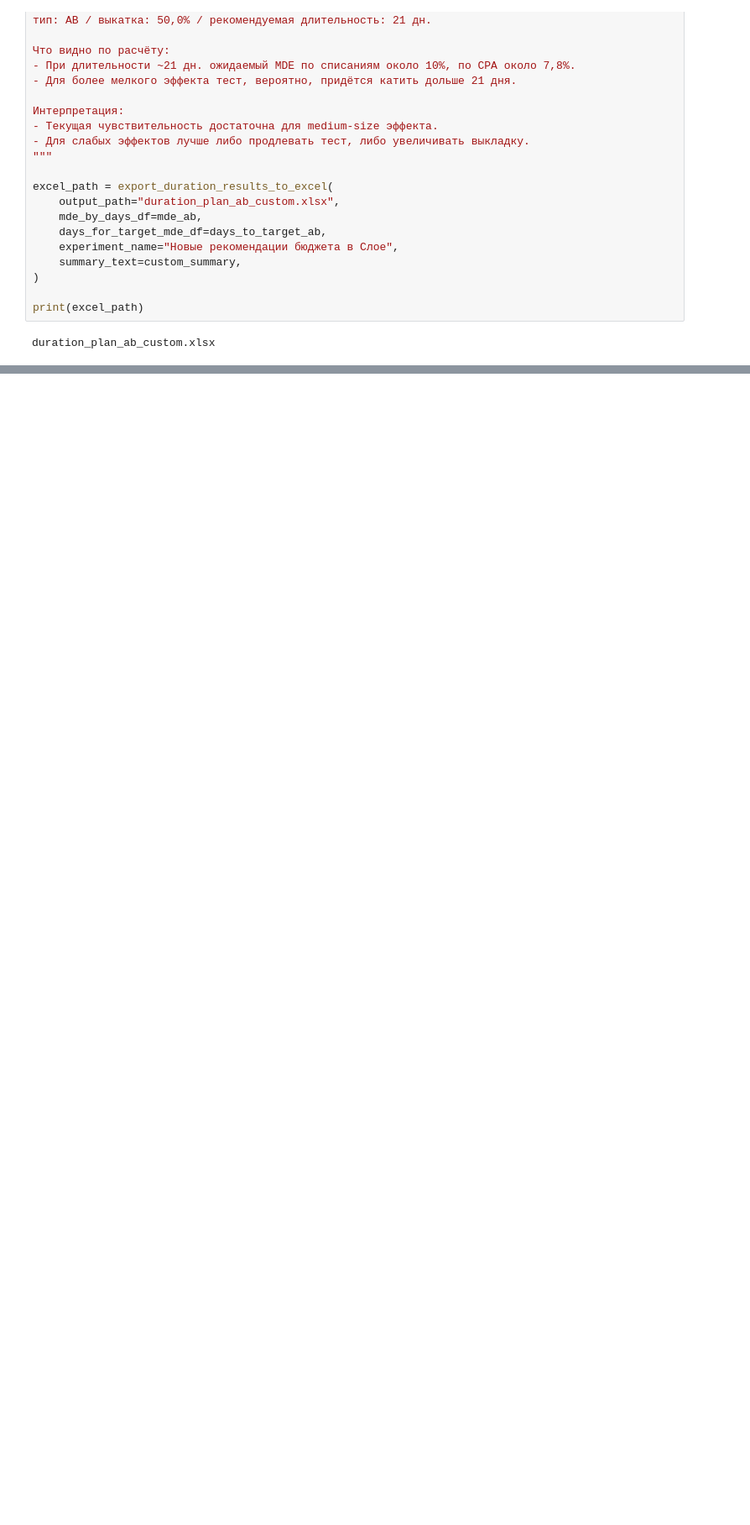
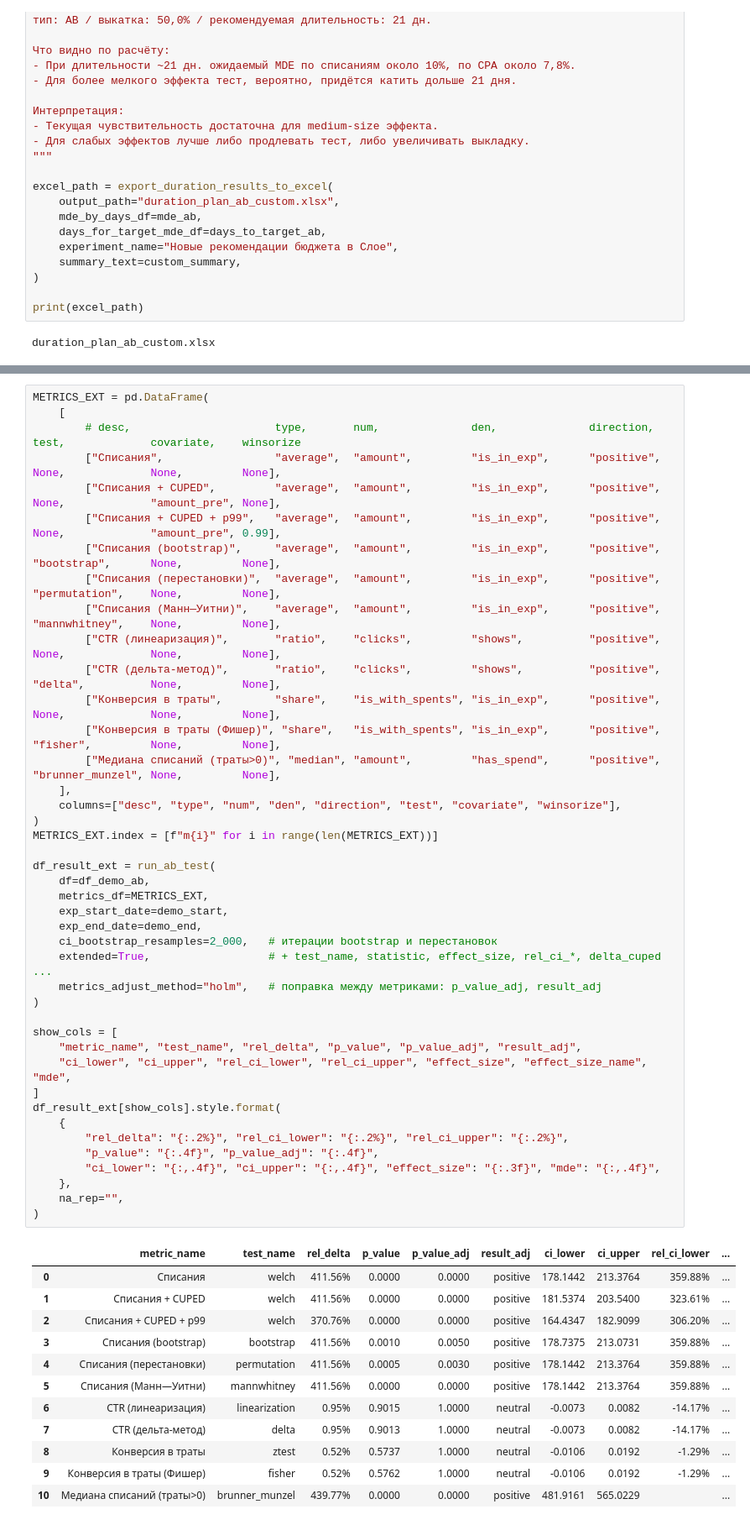
Before and after one commit to klipbn/fast_exp_analytics, a Jupyter notebook: examples/fast_exp_analytics_example.ipynb, the cells around one changed output, grey strips where cells are left out. Shown at 84% size. Drawn from its saved outputs; the diff is of its cells as text; blank space fills up the shorter version.

```diff
--- a/examples/fast_exp_analytics_example.ipynb
+++ b/examples/fast_exp_analytics_example.ipynb
@@ -867,0 +1083,55 @@ duration_plan_ab_custom.xlsx
+# %%
+METRICS_EXT = pd.DataFrame(
+    [
+        # desc,                      type,       num,              den,              direction,  test,             covariate,    winsorize
+        ["Списания",                 "average",  "amount",         "is_in_exp",      "positive", None,             None,         None],
+        ["Списания + CUPED",         "average",  "amount",         "is_in_exp",      "positive", None,             "amount_pre", None],
+        ["Списания + CUPED + p99",   "average",  "amount",         "is_in_exp",      "positive", None,             "amount_pre", 0.99],
+        ["Списания (bootstrap)",     "average",  "amount",         "is_in_exp",      "positive", "bootstrap",      None,         None],
+        ["Списания (перестановки)",  "average",  "amount",         "is_in_exp",      "positive", "permutation",    None,         None],
+        ["Списания (Манн—Уитни)",    "average",  "amount",         "is_in_exp",      "positive", "mannwhitney",    None,         None],
+        ["CTR (линеаризация)",       "ratio",    "clicks",         "shows",          "positive", None,             None,         None],
+        ["CTR (дельта-метод)",       "ratio",    "clicks",         "shows",          "positive", "delta",          None,         None],
+        ["Конверсия в траты",        "share",    "is_with_spents", "is_in_exp",      "positive", None,             None,         None],
+        ["Конверсия в траты (Фишер)", "share",   "is_with_spents", "is_in_exp",      "positive", "fisher",         None,         None],
+        ["Медиана списаний (траты>0)", "median", "amount",         "has_spend",      "positive", "brunner_munzel", None,         None],
+    ],
+    columns=["desc", "type", "num", "den", "direction", "test", "covariate", "winsorize"],
+)
+METRICS_EXT.index = [f"m{i}" for i in range(len(METRICS_EXT))]
+
+df_result_ext = run_ab_test(
+    df=df_demo_ab,
+    metrics_df=METRICS_EXT,
+    exp_start_date=demo_start,
+    exp_end_date=demo_end,
+    ci_bootstrap_resamples=2_000,   # итерации bootstrap и перестановок
+    extended=True,                  # + test_name, statistic, effect_size, rel_ci_*, delta_cuped ...
+    metrics_adjust_method="holm",   # поправка между метриками: p_value_adj, result_adj
+)
+
+show_cols = [
+    "metric_name", "test_name", "rel_delta", "p_value", "p_value_adj", "result_adj",
+    "ci_lower", "ci_upper", "rel_ci_lower", "rel_ci_upper", "effect_size", "effect_size_name", "mde",
+]
+df_result_ext[show_cols].style.format(
+    {
+        "rel_delta": "{:.2%}", "rel_ci_lower": "{:.2%}", "rel_ci_upper": "{:.2%}",
+        "p_value": "{:.4f}", "p_value_adj": "{:.4f}",
+        "ci_lower": "{:,.4f}", "ci_upper": "{:,.4f}", "effect_size": "{:.3f}", "mde": "{:,.4f}",
+    },
+    na_rep="",
+)
+# %% [output]
+|  | metric_name | test_name | rel_delta | p_value | p_value_adj | result_adj | ci_lower | ci_upper | rel_ci_lower | ... |
+| 0 | Списания | welch | 411.56% | 0.0000 | 0.0000 | positive | 178.1442 | 213.3764 | 359.88% | ... |
+| 1 | Списания + CUPED | welch | 411.56% | 0.0000 | 0.0000 | positive | 181.5374 | 203.5400 | 323.61% | ... |
+| 2 | Списания + CUPED + p99 | welch | 370.76% | 0.0000 | 0.0000 | positive | 164.4347 | 182.9099 | 306.20% | ... |
+| 3 | Списания (bootstrap) | bootstrap | 411.56% | 0.0010 | 0.0050 | positive | 178.7375 | 213.0731 | 359.88% | ... |
+| 4 | Списания (перестановки) | permutation | 411.56% | 0.0005 | 0.0030 | positive | 178.1442 | 213.3764 | 359.88% | ... |
+| 5 | Списания (Манн—Уитни) | mannwhitney | 411.56% | 0.0000 | 0.0000 | positive | 178.1442 | 213.3764 | 359.88% | ... |
+| 6 | CTR (линеаризация) | linearization | 0.95% | 0.9015 | 1.0000 | neutral | -0.0073 | 0.0082 | -14.17% | ... |
+| 7 | CTR (дельта-метод) | delta | 0.95% | 0.9013 | 1.0000 | neutral | -0.0073 | 0.0082 | -14.17% | ... |
+| 8 | Конверсия в траты | ztest | 0.52% | 0.5737 | 1.0000 | neutral | -0.0106 | 0.0192 | -1.29% | ... |
+| 9 | Конверсия в траты (Фишер) | fisher | 0.52% | 0.5762 | 1.0000 | neutral | -0.0106 | 0.0192 | -1.29% | ... |
+| 10 | Медиана списаний (траты>0) | brunner_munzel | 439.77% | 0.0000 | 0.0000 | positive | 481.9161 | 565.0229 |  | ... |
```
Also changed, not shown: parts of 51 cells of this notebook, 27 other files.
